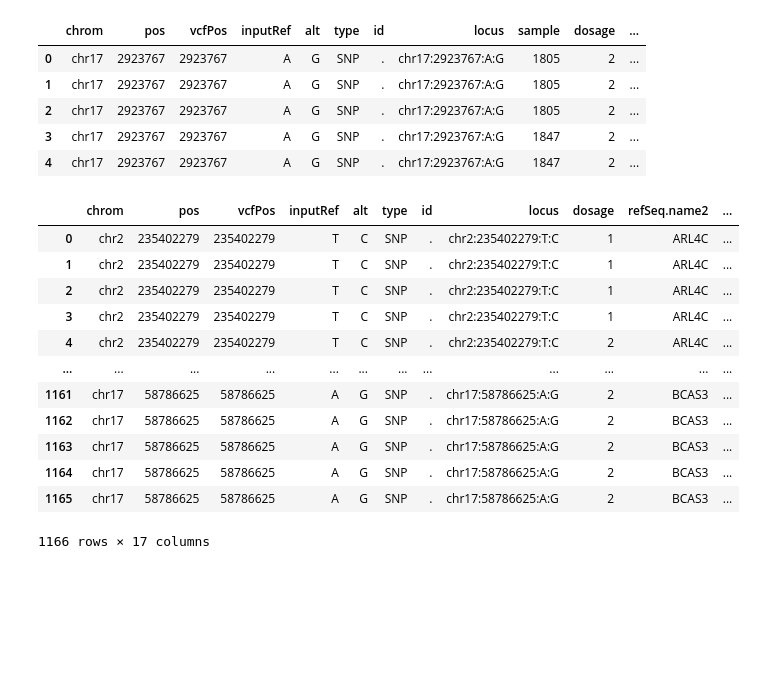
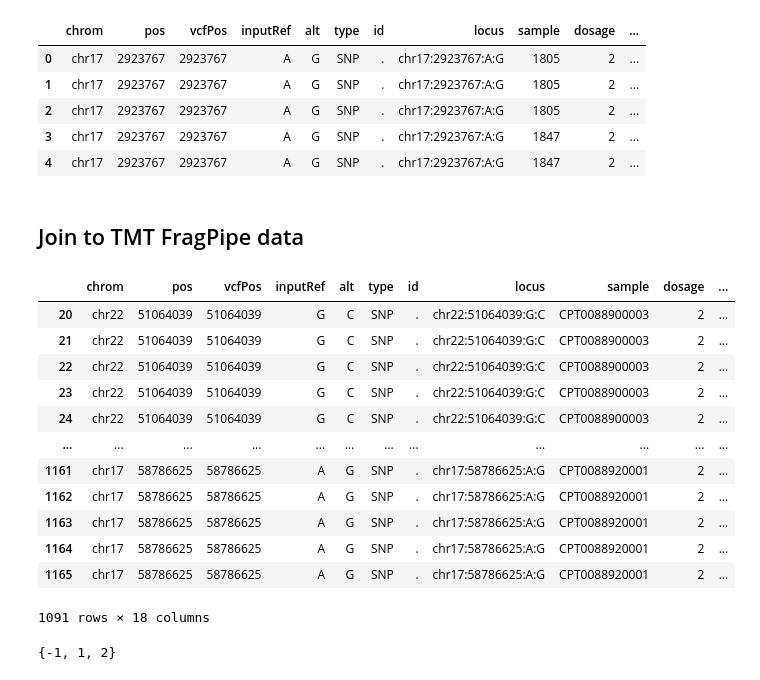
Before and after one commit to bystrogenomics/bystro, a Jupyter notebook: python/python/bystro/examples/ProteomicsProxiedQuery.ipynb, the cells around one changed output. Cells and saved outputs as stored; diff of their text form; code cells hidden in the pictures; blank space fills up the shorter version.

```diff
--- a/python/python/bystro/examples/ProteomicsProxiedQuery.ipynb
+++ b/python/python/bystro/examples/ProteomicsProxiedQuery.ipynb
@@ -30,7 +39,7 @@ tmt_dataset = load_tandem_mass_tag_dataset(abundance_file, experiment_file)
 # %%
 # Query and melt by refSeq.name2 to make sure you can join on FragPipe gene_id
 query_result_df = get_annotation_result_from_query(
-    query_string="*",
+    query_string="nearestTss.refSeq.dist:<=50000 || nearestTss.refSeq.dist:>=-50000",
     index_name=index,
     bystro_api_auth=user,
     melt_samples=True,
@@ -46,30 +55,37 @@ query_result_df.head()
 | 2 | chr17 | 2923767 | 2923767 | A | G | SNP | . | chr17:2923767:A:G | 1805 | 2 | ... |
 | 3 | chr17 | 2923767 | 2923767 | A | G | SNP | . | chr17:2923767:A:G | 1847 | 2 | ... |
 | 4 | chr17 | 2923767 | 2923767 | A | G | SNP | . | chr17:2923767:A:G | 1847 | 2 | ... |
+# %% [markdown]
+## Join to TMT FragPipe data
 # %%
 sample_ids = query_result_df["sample"].unique()
 
 sample_names = list(tmt_dataset.annotation_df.index)[0 : sample_ids.shape[0]]
 
 # replace the sample ids with the sample names
 replacements = {sample_id: sample_name for sample_id, sample_name in zip(sample_ids, sample_names)}
 query_result_df["sample"] = query_result_df["sample"].replace(replacements)
 
 joined_df = join_annotation_result_to_proteomic_dataset(query_result_df, tmt_dataset,
                                                        proteomic_sample_id_column='sample',
                                                        proteomic_join_column='gene_name')
+joined_df = joined_df[~pd.isna(joined_df['normalized_sample_intensity'])]
 joined_df
 # %% [output]
-|  | chrom | pos | vcfPos | inputRef | alt | type | id | locus | dosage | refSeq.name2 | ... |
-| 0 | chr2 | 235402279 | 235402279 | T | C | SNP | . | chr2:235402279:T:C | 1 | ARL4C | ... |
-| 1 | chr2 | 235402279 | 235402279 | T | C | SNP | . | chr2:235402279:T:C | 1 | ARL4C | ... |
-| 2 | chr2 | 235402279 | 235402279 | T | C | SNP | . | chr2:235402279:T:C | 1 | ARL4C | ... |
-| 3 | chr2 | 235402279 | 235402279 | T | C | SNP | . | chr2:235402279:T:C | 1 | ARL4C | ... |
-| 4 | chr2 | 235402279 | 235402279 | T | C | SNP | . | chr2:235402279:T:C | 2 | ARL4C | ... |
+|  | chrom | pos | vcfPos | inputRef | alt | type | id | locus | sample | dosage | ... |
+| 20 | chr22 | 51064039 | 51064039 | G | C | SNP | . | chr22:51064039:G:C | CPT0088900003 | 2 | ... |
+| 21 | chr22 | 51064039 | 51064039 | G | C | SNP | . | chr22:51064039:G:C | CPT0088900003 | 2 | ... |
+| 22 | chr22 | 51064039 | 51064039 | G | C | SNP | . | chr22:51064039:G:C | CPT0088900003 | 2 | ... |
+| 23 | chr22 | 51064039 | 51064039 | G | C | SNP | . | chr22:51064039:G:C | CPT0088900003 | 2 | ... |
+| 24 | chr22 | 51064039 | 51064039 | G | C | SNP | . | chr22:51064039:G:C | CPT0088900003 | 2 | ... |
 | ... | ... | ... | ... | ... | ... | ... | ... | ... | ... | ... | ... |
-| 1161 | chr17 | 58786625 | 58786625 | A | G | SNP | . | chr17:58786625:A:G | 2 | BCAS3 | ... |
-| 1162 | chr17 | 58786625 | 58786625 | A | G | SNP | . | chr17:58786625:A:G | 2 | BCAS3 | ... |
-| 1163 | chr17 | 58786625 | 58786625 | A | G | SNP | . | chr17:58786625:A:G | 2 | BCAS3 | ... |
-| 1164 | chr17 | 58786625 | 58786625 | A | G | SNP | . | chr17:58786625:A:G | 2 | BCAS3 | ... |
-| 1165 | chr17 | 58786625 | 58786625 | A | G | SNP | . | chr17:58786625:A:G | 2 | BCAS3 | ... |
+| 1161 | chr17 | 58786625 | 58786625 | A | G | SNP | . | chr17:58786625:A:G | CPT0088920001 | 2 | ... |
+| 1162 | chr17 | 58786625 | 58786625 | A | G | SNP | . | chr17:58786625:A:G | CPT0088920001 | 2 | ... |
+| 1163 | chr17 | 58786625 | 58786625 | A | G | SNP | . | chr17:58786625:A:G | CPT0088920001 | 2 | ... |
+| 1164 | chr17 | 58786625 | 58786625 | A | G | SNP | . | chr17:58786625:A:G | CPT0088920001 | 2 | ... |
+| 1165 | chr17 | 58786625 | 58786625 | A | G | SNP | . | chr17:58786625:A:G | CPT0088920001 | 2 | ... |
-1166 rows × 17 columns
+1091 rows × 18 columns
+# %%
+set(joined_df['dosage'])
+# %% [output]
+{-1, 1, 2}
```
Also changed, not shown: parts of 10 cells of this notebook, 7 other files.
